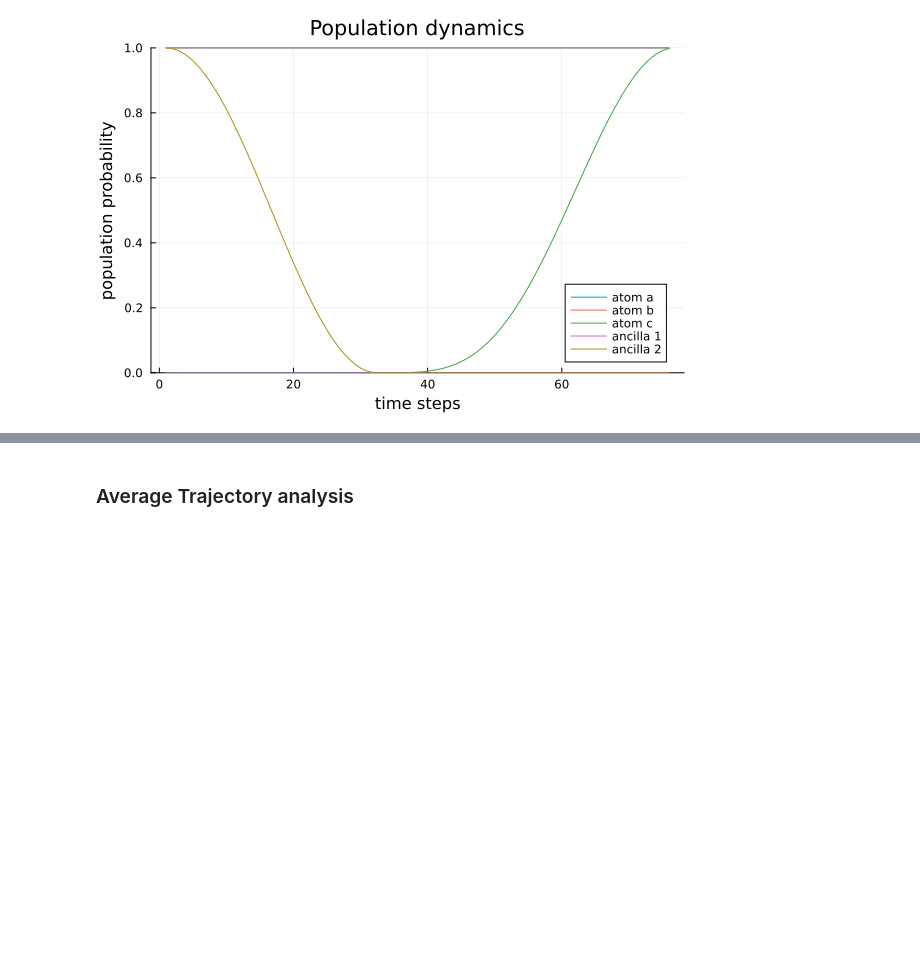
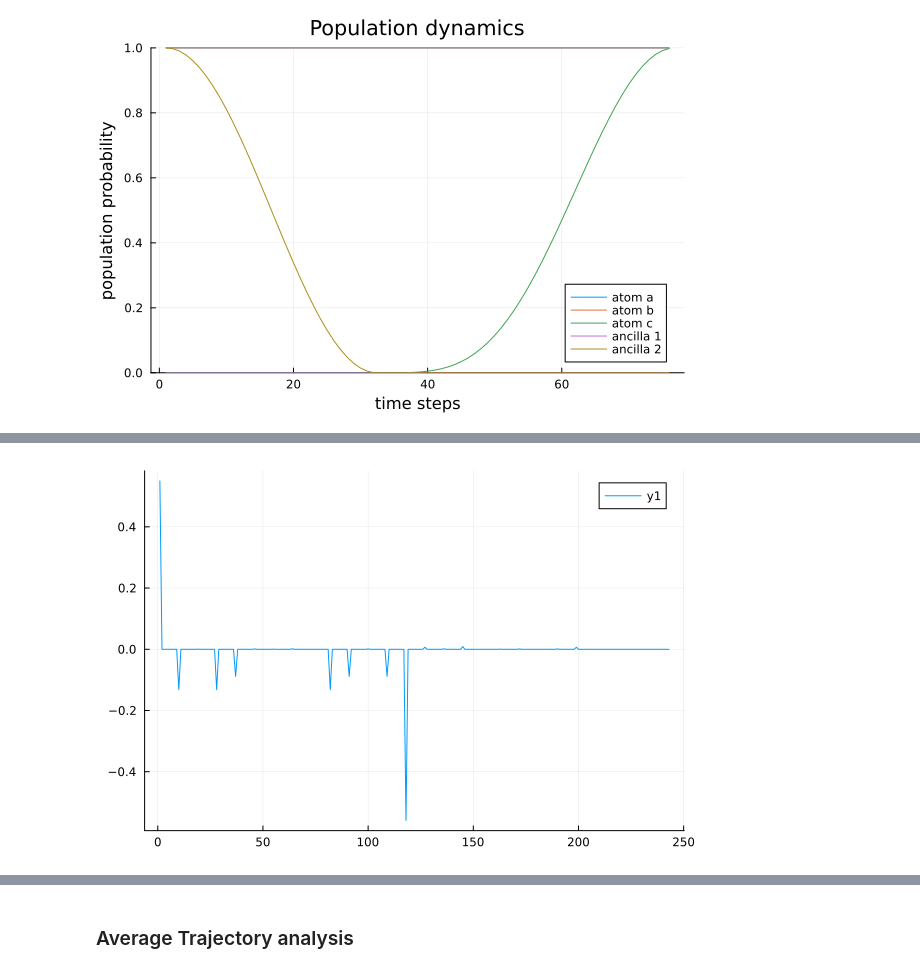
Before and after one commit to Ak-ash22/rydberg_qec, a Jupyter notebook: codework/phaseflip_code/result_analysis.ipynb, the cells around one changed output, grey strips where cells are left out. Cells and saved outputs as stored; diff of their text form; code cells hidden in the pictures; blank space fills up the shorter version.

```diff
--- a/codework/phaseflip_code/result_analysis.ipynb
+++ b/codework/phaseflip_code/result_analysis.ipynb
@@ -30,0 +57,4 @@ plot!(corrected_population_data[:a2], label="ancilla 2")
+# %%
+plot(imag.(ψt_end.data))
+# %% [output]
+[figure, added]
```
Also changed, not shown: parts of 4 cells of this notebook, 3 other files.
